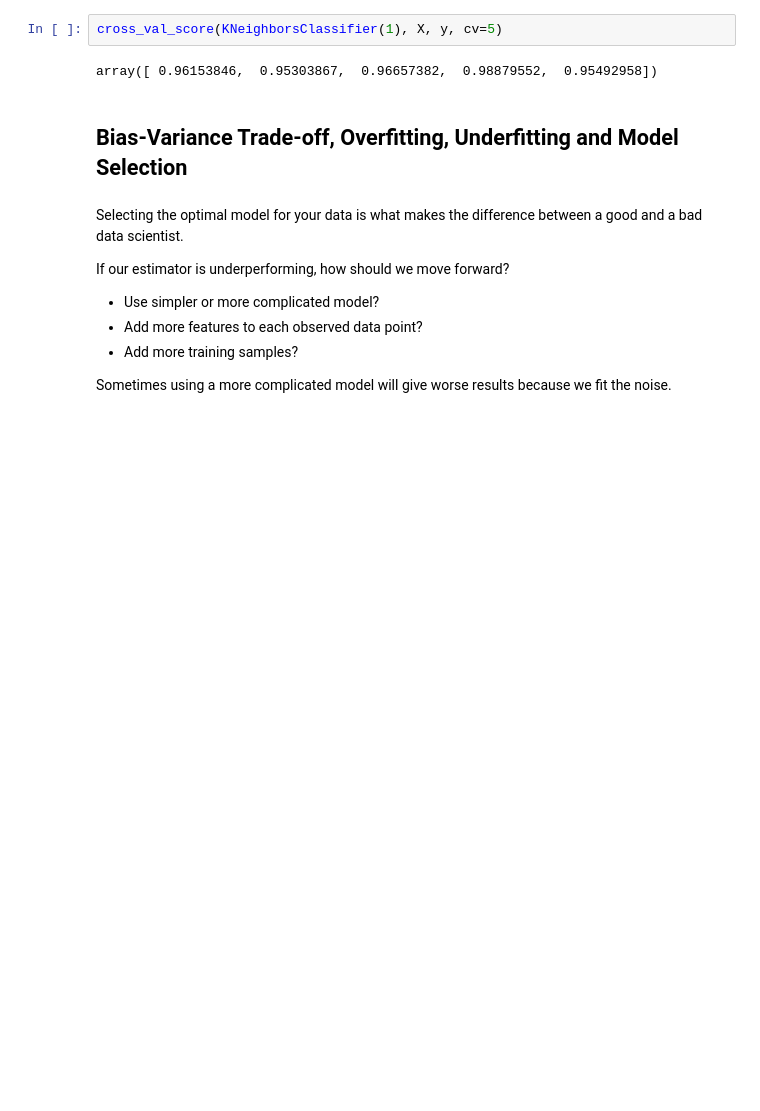
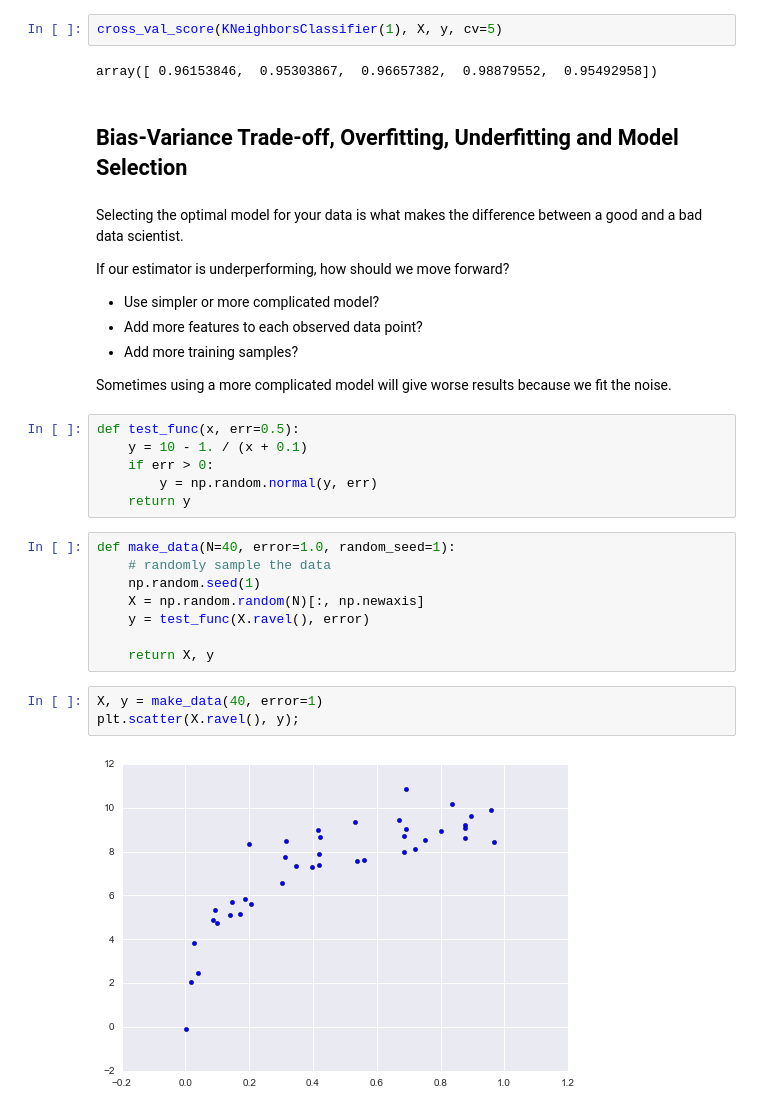
Before and after one commit to toastmaker/5bss, a Jupyter notebook: notebooks/03 Overfitting and validations.ipynb, the cells around one changed output. Drawn from its saved outputs; the diff is of its cells as text; blank space fills up the shorter version.

```diff
--- a/notebooks/03 Overfitting and validations.ipynb
+++ b/notebooks/03 Overfitting and validations.ipynb
@@ -144,3 +148,22 @@ If our estimator is underperforming, how should we move forward?
 - Add more training samples?
 
 Sometimes using a more complicated model will give worse results because we fit the noise.
+# %%
+def test_func(x, err=0.5):
+    y = 10 - 1. / (x + 0.1)
+    if err > 0:
+        y = np.random.normal(y, err)
+    return y
+# %%
+def make_data(N=40, error=1.0, random_seed=1):
+    # randomly sample the data
+    np.random.seed(1)
+    X = np.random.random(N)[:, np.newaxis]
+    y = test_func(X.ravel(), error)
+
+    return X, y
+# %%
+X, y = make_data(40, error=1)
+plt.scatter(X.ravel(), y);
+# %% [output]
+[figure, added]
```
Also changed, not shown: parts of 39 cells of this notebook, 9 other files.
